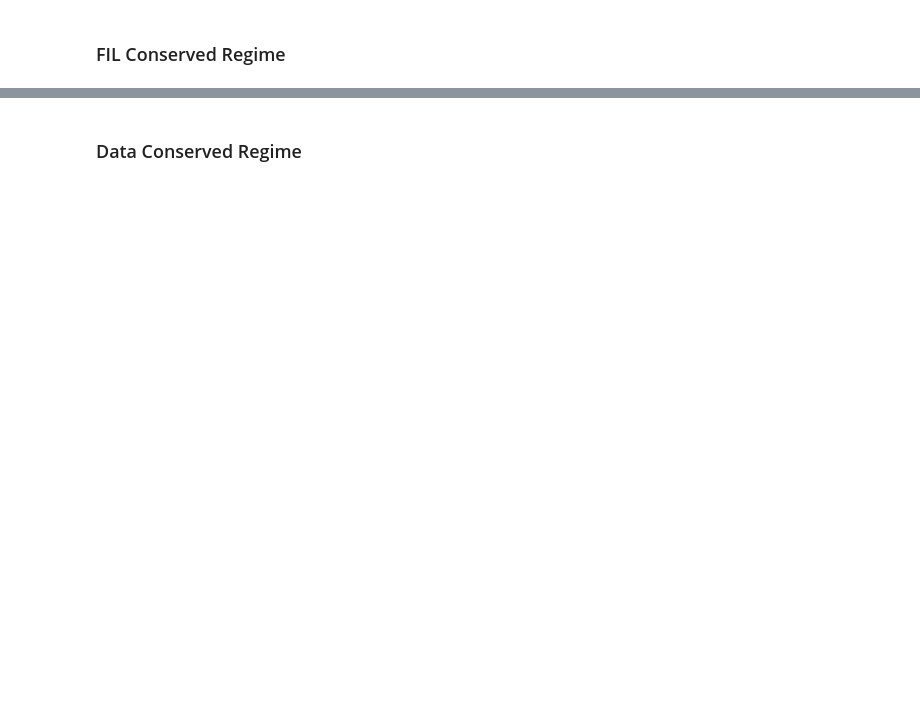
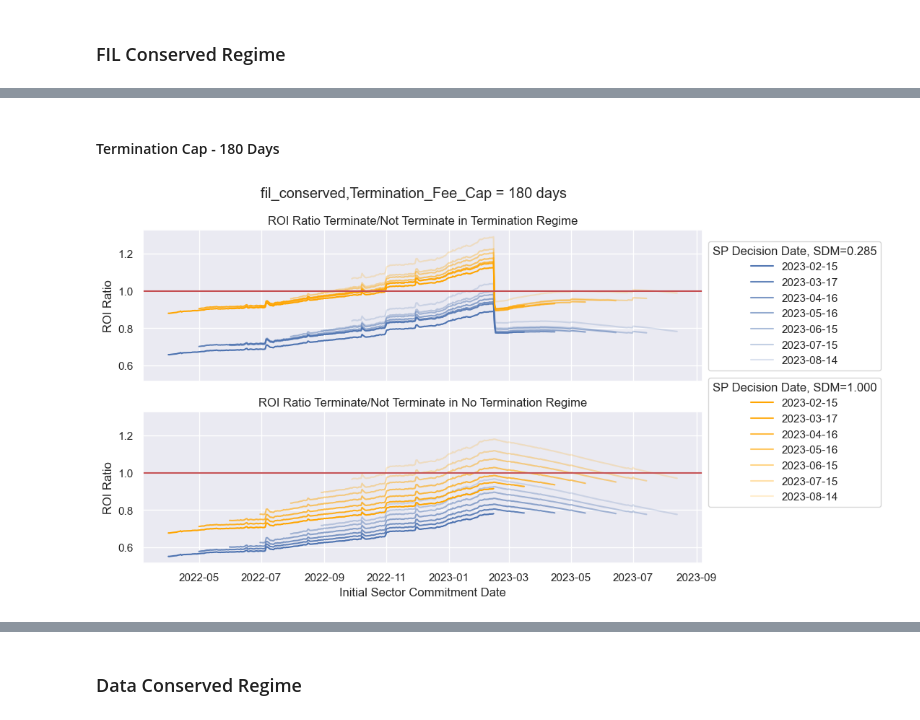
Before and after one commit to protocol/CryptoEconLab, a Jupyter notebook: notebooks/sector_duration_multiplier/SP_Termination_SDMv2_Regimes.ipynb, the cells around one changed output, grey strips where cells are left out. Drawn from its saved outputs; the diff is of its cells as text; code cells hidden in the pictures; blank space fills up the shorter version.

```diff
--- a/notebooks/sector_duration_multiplier/SP_Termination_SDMv2_Regimes.ipynb
+++ b/notebooks/sector_duration_multiplier/SP_Termination_SDMv2_Regimes.ipynb
@@ -220,0 +261,7 @@ Text(0.5, 0.98, 'Fil Conserved Regime')
+# %% [markdown]
+#### Termination Cap - 180 Days
+# %%
+plot_termination_results(termination_cap=180,
+                             plt_regime='fil_conserved')
+# %% [output]
+[figure, added]
```
Also changed, not shown: parts of 19 cells of this notebook, 1 other file.
